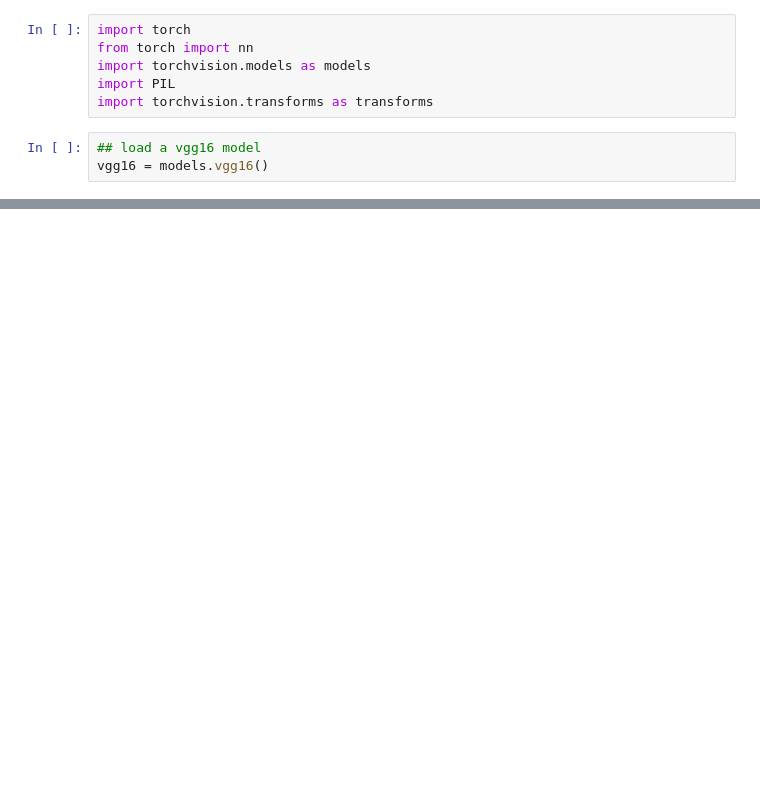
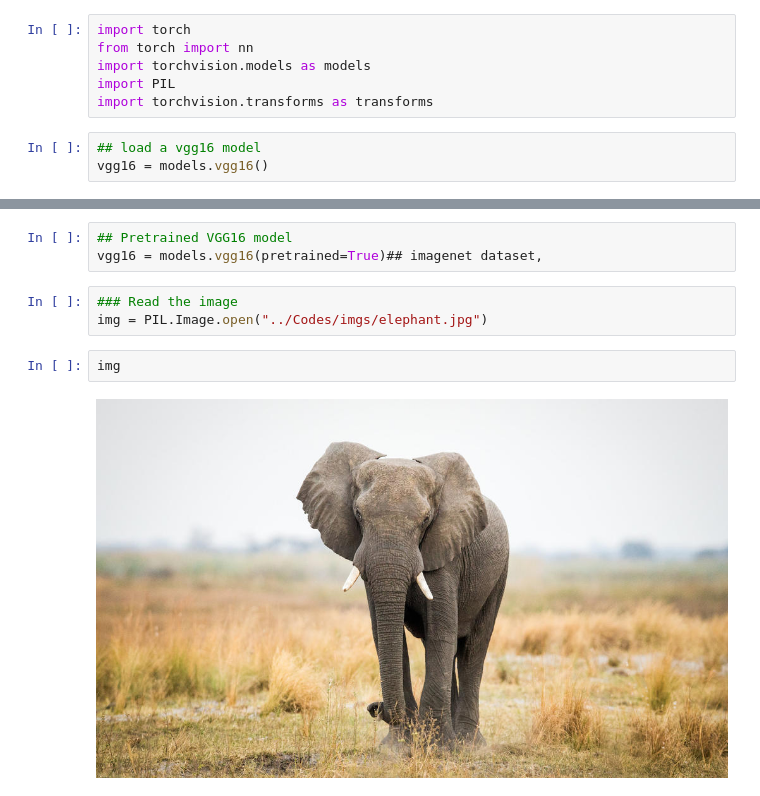
Before and after one commit to Gunnvant/idma_ft, a Jupyter notebook: DL/class_codes/12_01_22.ipynb, the cells around one changed output, grey strips where cells are left out. Cells and saved outputs as stored; diff of their text form; blank space fills up the shorter version.

```diff
--- a/DL/class_codes/12_01_22.ipynb
+++ b/DL/class_codes/12_01_22.ipynb
@@ -29,0 +66,10 @@ VGG(
+# %%
+## Pretrained VGG16 model
+vgg16 = models.vgg16(pretrained=True)## imagenet dataset,
+# %%
+### Read the image
+img = PIL.Image.open("../Codes/imgs/elephant.jpg")
+# %%
+img
+# %% [output]
+[figure, added]
```
Also changed, not shown: parts of 24 cells of this notebook.
